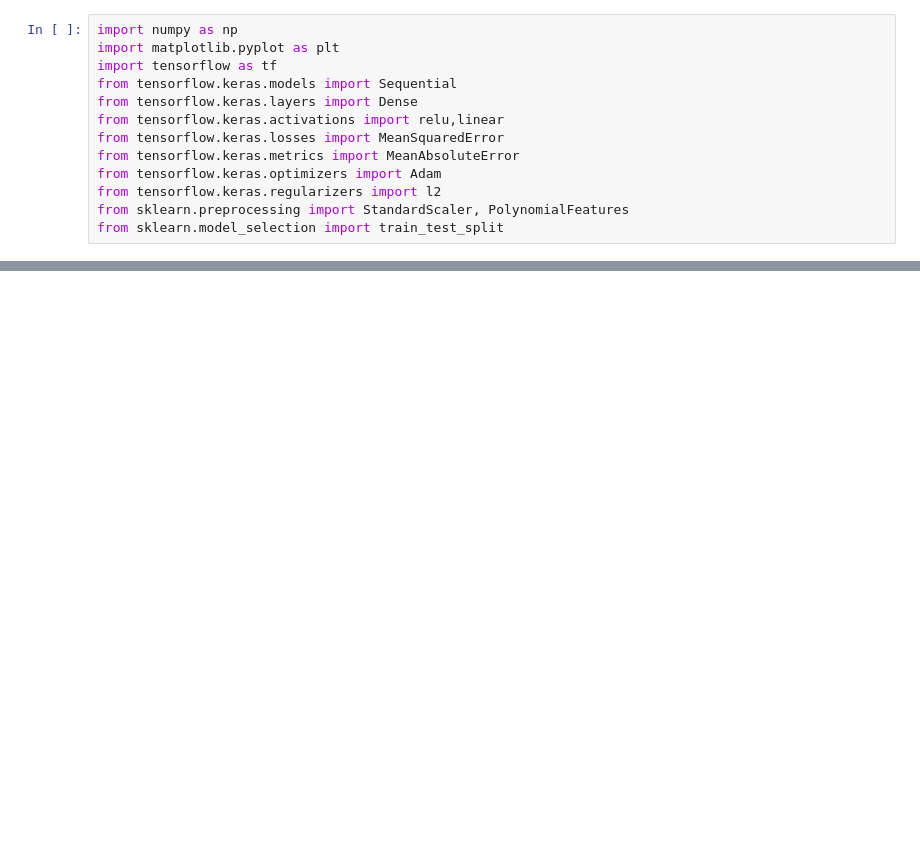
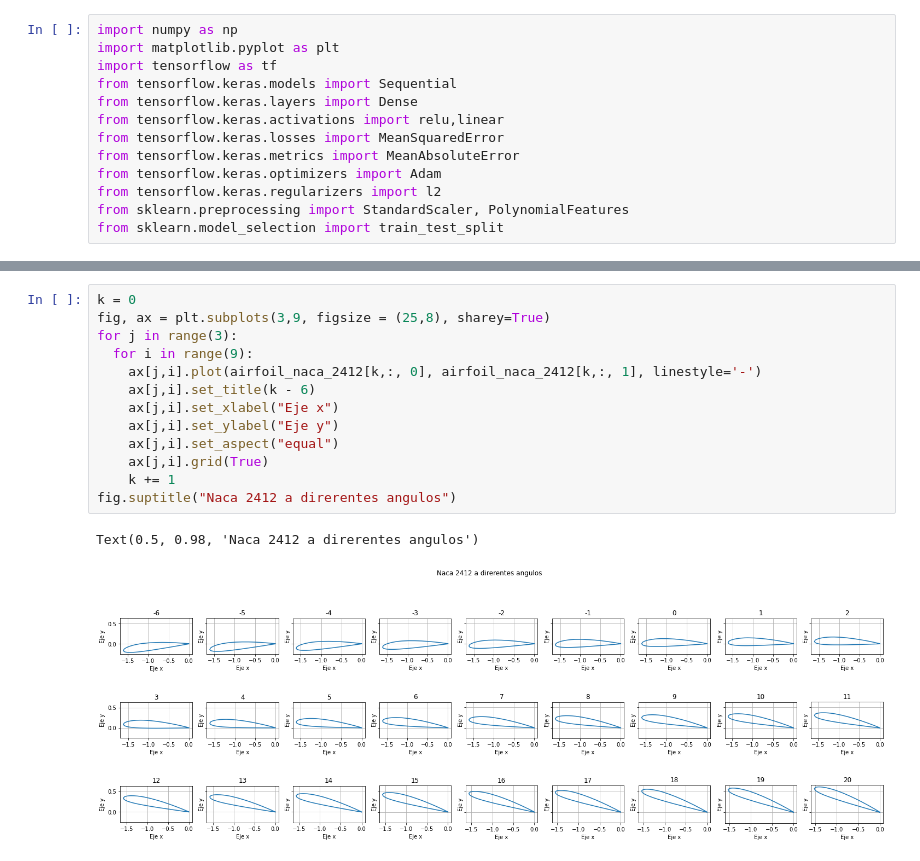
Before and after one commit to Marcos-JV/project_airfoil, a Jupyter notebook: Prediccion_para_perfiles_alares.ipynb, the cells around one changed output, grey strips where cells are left out. Drawn from its saved outputs; the diff is of its cells as text; blank space fills up the shorter version.

```diff
--- a/Prediccion_para_perfiles_alares.ipynb
+++ b/Prediccion_para_perfiles_alares.ipynb
@@ -40,0 +107,16 @@ plt.show()
+# %%
+k = 0
+fig, ax = plt.subplots(3,9, figsize = (25,8), sharey=True)
+for j in range(3):
+  for i in range(9):
+    ax[j,i].plot(airfoil_naca_2412[k,:, 0], airfoil_naca_2412[k,:, 1], linestyle='-')
+    ax[j,i].set_title(k - 6)
+    ax[j,i].set_xlabel("Eje x")
+    ax[j,i].set_ylabel("Eje y")
+    ax[j,i].set_aspect("equal")
+    ax[j,i].grid(True)
+    k += 1
+fig.suptitle("Naca 2412 a direrentes angulos")
+# %% [output]
+Text(0.5, 0.98, 'Naca 2412 a direrentes angulos')
+[figure, added]
```
Also changed, not shown: parts of 7 cells of this notebook.
